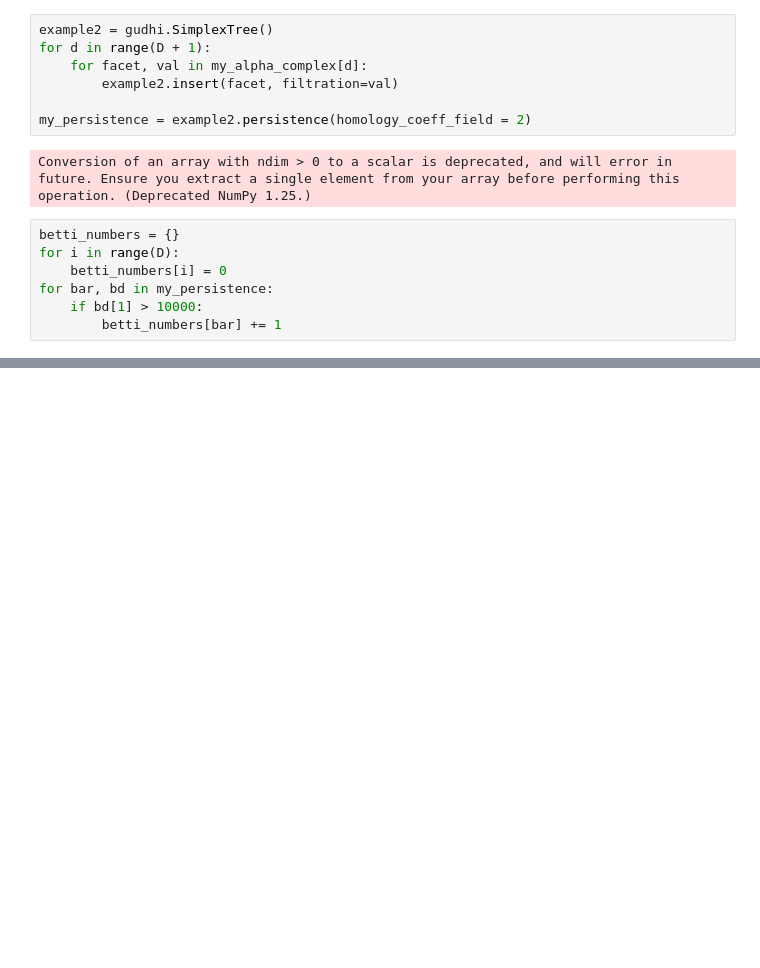
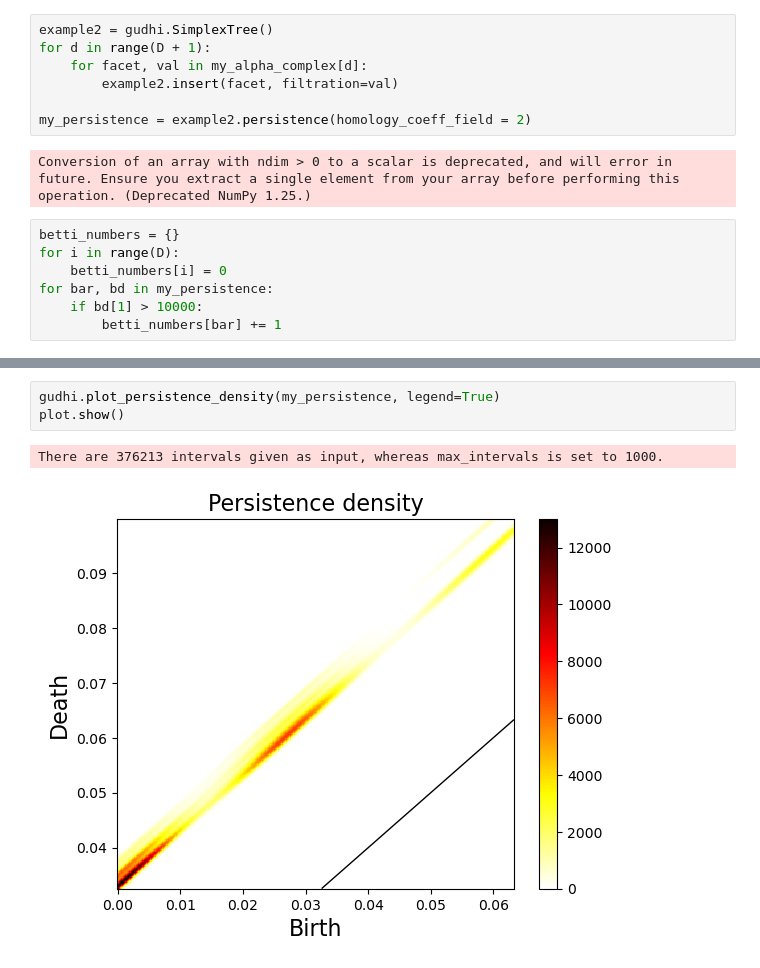
Before and after one commit to gdepaul/DensiTDA, a Jupyter notebook: Configuration Space Example.ipynb, the cells around one changed output, grey strips where cells are left out. Cells and saved outputs as stored; diff of their text form; blank space fills up the shorter version.

```diff
--- a/Configuration Space Example.ipynb
+++ b/Configuration Space Example.ipynb
@@ -119,0 +119,6 @@ plot.show()
+# %%
+gudhi.plot_persistence_density(my_persistence, legend=True)
+plot.show()
+# %% [output]
+There are 376213 intervals given as input, whereas max_intervals is set to 1000.
+[figure, added]
```
Also changed, not shown: parts of 7 cells of this notebook, 2 other files.
